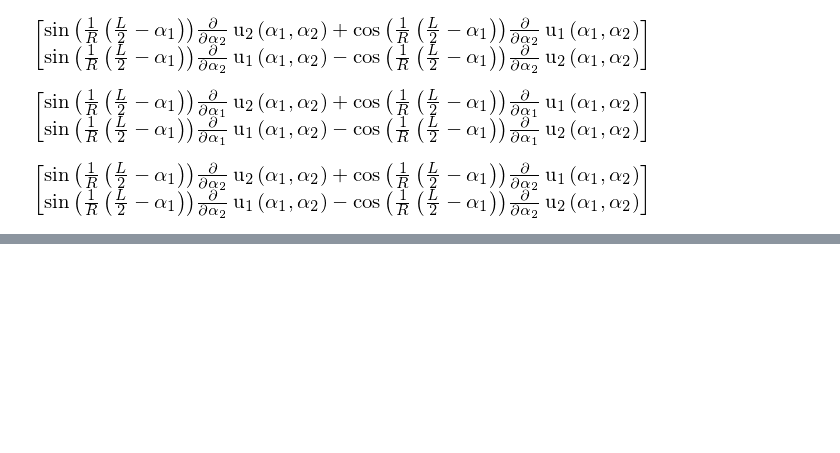
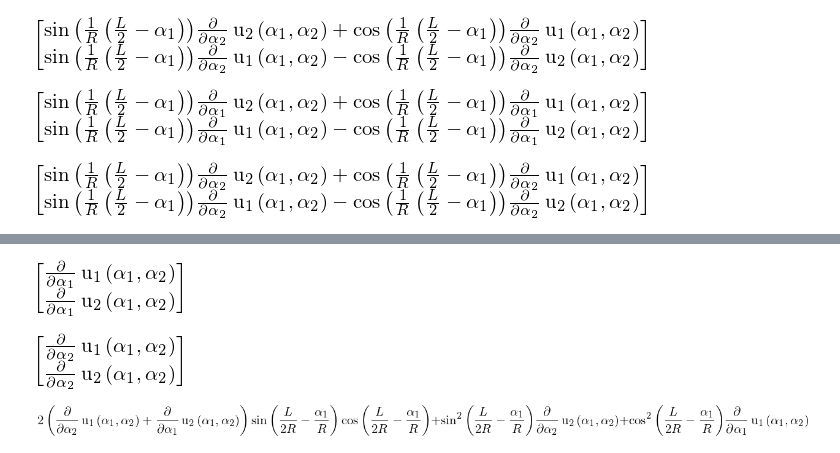
Before and after one commit to tarashor/vibrations, a Jupyter notebook: py2/All geometries.ipynb, the cells around one changed output, grey strips where cells are left out. Drawn from its saved outputs; the diff is of its cells as text; code cells hidden in the pictures; blank space fills up the shorter version.

```diff
--- a/py2/All geometries.ipynb
+++ b/py2/All geometries.ipynb
@@ -140,0 +150,14 @@ m*u.diff(alpha2)
+# %%
+dud1=u.diff(alpha1)
+dud1
+# %% [output]
+[figure, added]
+# %%
+dud2=u.diff(alpha2)
+dud2
+# %% [output]
+[figure, added]
+# %%
+(m*e*m.T)[0,0].expand().subs(e[0,0], dud1[0]).subs(e[0,1], dud1[1]+dud2[0]).subs(e[1,0], dud1[1]+dud2[0]).subs(e[1,1], dud2[1])
+# %% [output]
+[figure, added]
```
Also changed, not shown: parts of 1 cell of this notebook.
